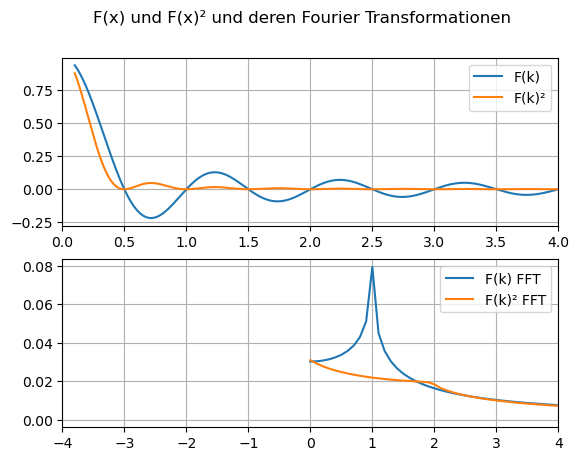
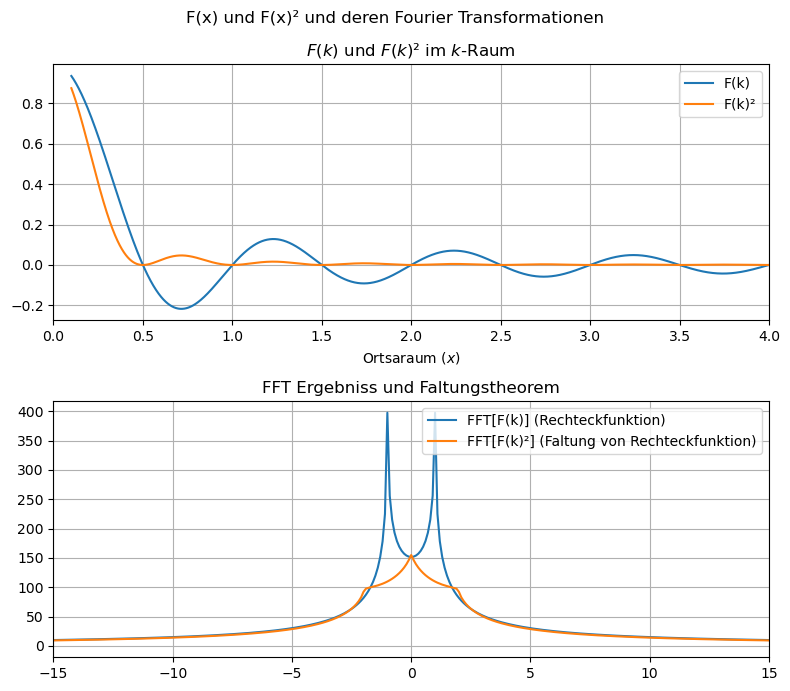
The notebook cell's code change between the first figure and the second:
--- before
+++ after
@@ -1,2 +1,7 @@
+# | label: fig-vergleich
+# | fig-cap:
+# |     - Die Fourier-Transformierten Formeln, der Einzel-, Doppelspaltfunktion
+# |     - Ergebnis der FFT von $F(k)$ und $F(k)²$
+
 import numpy as np
 from scipy.fft import fft, fftfreq
@@ -22,7 +27,11 @@
 # damit ds Flatungstheorem erklähren
 
-xf = fftfreq(N, T)[:N//2]
+xf = fftfreq(N, T)
 
-fig, axs = plt.subplots(2)
+xf_shifted = fftshift(xf)
+yf_shifted = fftshift(np.abs(yf))
+yf_squared_shifted = fftshift(np.abs(yf_squared))
+
+fig, axs = plt.subplots(2, 1, figsize=(8, 7))
 fig.suptitle("F(x) und F(x)² und deren Fourier Transformationen")
 
@@ -31,11 +40,17 @@
 axs[0].set_xlim(0, 4)
 axs[0].grid()
+axs[0].set_title("$F(k)$ und $F(k)²$ im $k$-Raum")
+axs[0].set_xlabel("$k$")
 axs[0].legend()
 
 
-axs[1].plot(xf, (2.0/N * np.abs(yf[0:N//2])), label="F(k) FFT")
-axs[1].plot(xf, (2.0/N * np.abs(yf_squared[0:N//2])), label="F(k)² FFT")
-axs[1].set_xlim(-4, 4)
+axs[1].plot(xf_shifted, yf_shifted, label="FFT[F(k)] (Rechteckfunktion)")
+axs[1].plot(xf_shifted, yf_squared_shifted, label="FFT[F(k)²] (Faltung von Rechteckfunktion)")
+axs[1].set_xlim(-15, 15)
 axs[1].grid()
+axs[1].set_title("FFT Ergebniss und Faltungstheorem")
+axs[0].set_xlabel("Ortsaraum ($x$)")
 axs[1].legend()
+
+plt.tight_layout()
 plt.show()

Commit: Aufgabe 0 fertig?